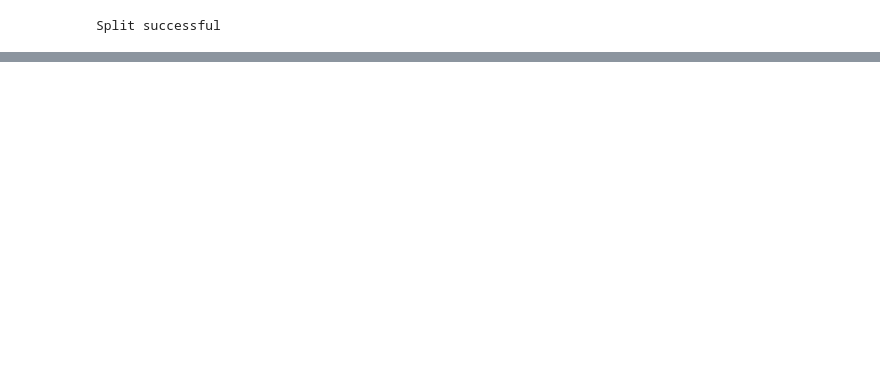
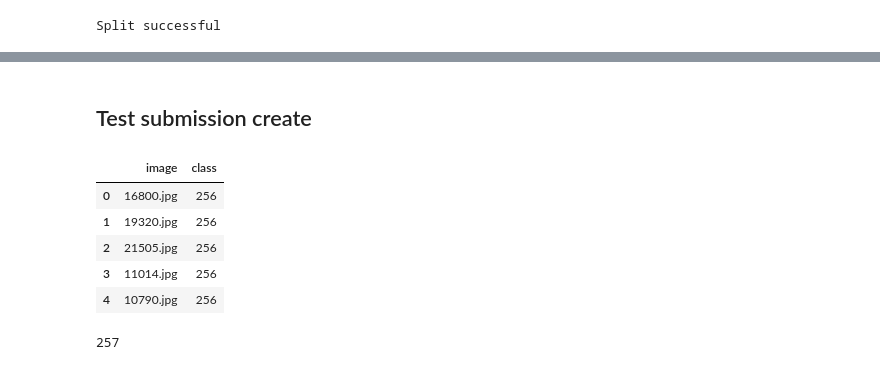
Before and after one commit to Blindshooter/caltech_udsc, a Jupyter notebook: keras_model1.ipynb, the cells around one changed output, grey strips where cells are left out. Cells and saved outputs as stored; diff of their text form; code cells hidden in the pictures; blank space fills up the shorter version.

```diff
--- a/keras_model1.ipynb
+++ b/keras_model1.ipynb
@@ -324,0 +320,2 @@ for i in range(36):
+# %%
+model.load_weights('saved_models/weights.best.keras1.hdf5')
@@ -324,0 +331,13 @@ for i in range(36):
+# %%
+%%time
+test_files = []
+
+for f_name in os.listdir('test'):
+    if not f_name.startswith('.'):
+        load_path = os.path.join('test', f_name)
+        save_path = os.path.join('test'+"_transformed", f_name)
+        try:
+            image_preproc_save(load_path, save_path, resize)
+            test_files.append(save_path)
+        except:
+            print("Failed_preprocessing for: {}".format(load_path))
@@ -324,0 +365,2 @@ for i in range(36):
+# %%
+test = prep_data(test_files)
@@ -324,0 +376,19 @@ for i in range(36):
+# %%
+predictions_test = [np.argmax(model.predict(np.expand_dims(feature, axis=0))) for feature in test]
+# %% [markdown]
+## Test submission create
+# %%
+image = [item.split('/')[1] for item in test_files]
+submission = pd.DataFrame(
+    {'image': image,
+     'class': predictions_test
+    })
+submission = submission[['image','class']]
+submission.head()
+# %% [output]
+|  | image | class |
+| 0 | 16800.jpg | 256 |
+| 1 | 19320.jpg | 256 |
+| 2 | 21505.jpg | 256 |
+| 3 | 11014.jpg | 256 |
+| 4 | 10790.jpg | 256 |
@@ -324,0 +397,4 @@ for i in range(36):
+# %%
+len(set(caltech_targets))
+# %% [output]
+257
```
Also changed, not shown: parts of 26 cells of this notebook, 2 other files.
